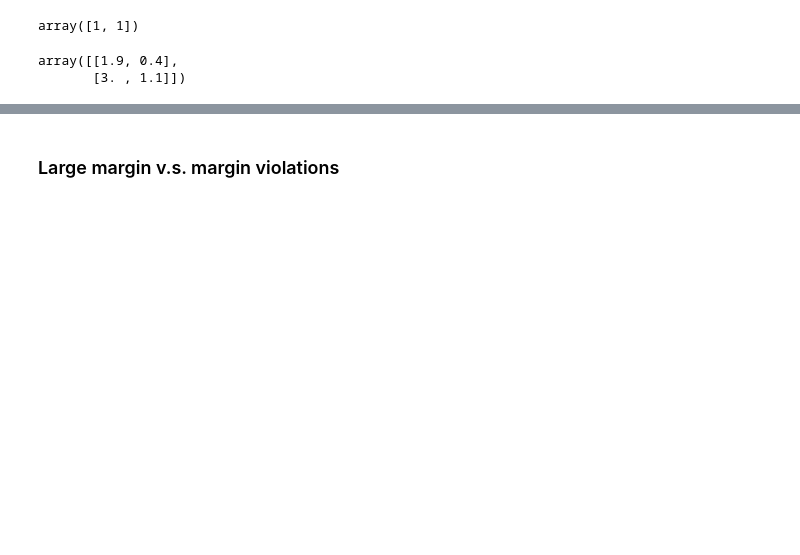
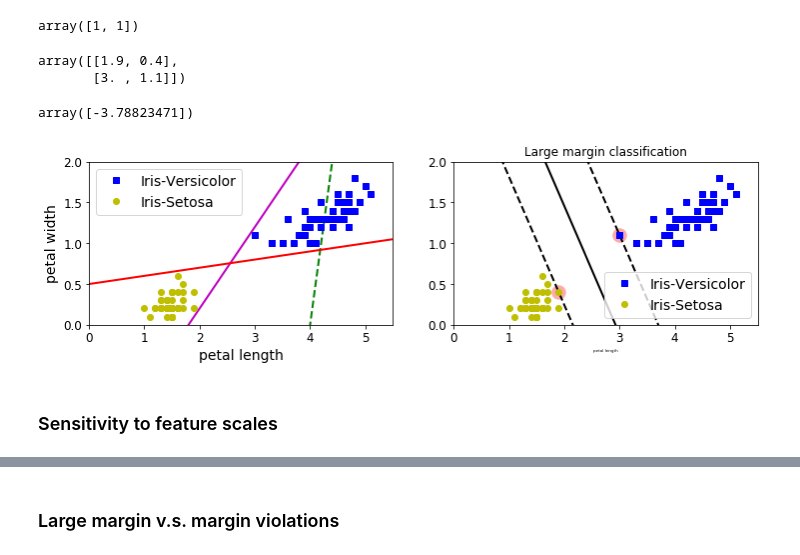
Before and after one commit to libingallin/Handson_ML, a Jupyter notebook: ch5_svm.ipynb, the cells around one changed output, grey strips where cells are left out. Saved outputs shown, nothing was run; the diff lists cells and outputs as text; code cells hidden in the pictures; blank space fills up the shorter version.

```diff
--- a/ch5_svm.ipynb
+++ b/ch5_svm.ipynb
@@ -76,3 +72,67 @@ svm_clf.support_vectors_
 # %% [output]
 array([[1.9, 0.4],
        [3. , 1.1]])
+# %%
+# Constants in decision function
+svm_clf.intercept_
+# %% [output]
+array([-3.78823471])
+# %%
+# Bad models
+x0 = np.linspace(0, 5.5, 200)
+pred_1 = 5 * x0 - 20
+pred_2 = x0 - 1.8
+pred_3 = 0.1 * x0 + 0.5
+
+
+def plot_svc_decision_boundary(svm_clf, xmin, xmax):
+    w = svm_clf.coef_[0]
+    intercept = svm_clf.intercept_[0]  # array to value
+
+    # At the decision boundary decision, w0*x0 + w1*x1 + b = 0
+    # x1 = -w0/w1*x0 - b/w1
+    # The reason why we do this is that we will plot the result.
+    x0 = np.linspace(xmin, xmax, 200)
+    decision_boundary = -w[0] / w[1] * x0 - intercept / w[1]
+
+    # w0*x0 + w1*x1 + b = 1, positive instances
+    # x1 = -w0/w1*x0 - b/w1 - 1/w1
+    margin = 1 / w[1]  # This is for two dimensions.
+    gutter_up = decision_boundary + margin
+    gutter_down = decision_boundary - margin
+
+    support_vectors = svm_clf.support_vectors_
+    plt.scatter(support_vectors[:, 0],
+                support_vectors[:, 1], s=180, facecolors="#FFAAAA")
+    plt.plot(x0, decision_boundary, "k-", linewidth=2)
+    plt.plot(x0, gutter_up, "k--", linewidth=2)
+    plt.plot(x0, gutter_down, "k--", linewidth=2)
+
+
+plt.figure(figsize=(12, 3))
+
+plt.subplot(121)
+plt.plot(x0, pred_1, "g--", linewidth=2)
+plt.plot(x0, pred_2, "m-", linewidth=2)
+plt.plot(x0, pred_3, "r-", linewidth=2)
+plt.plot(X[:, 0][y == 1], X[:, 1][y == 1], "bs", label="Iris-Versicolor")
+plt.plot(X[:, 0][y == 0], X[:, 1][y == 0], "yo", label="Iris-Setosa")
+plt.xlabel("petal length", fontsize=14)
+plt.ylabel("petal width", fontsize=14)
+plt.legend(loc="best", fontsize=14)
+plt.axis([0, 5.5, 0, 2])
+
+plt.subplot(122)
+plot_svc_decision_boundary(svm_clf, 0, 5.5)
+plt.plot(X[:, 0][y == 1], X[:, 1][y == 1], "bs", label="Iris-Versicolor")
+plt.plot(X[:, 0][y == 0], X[:, 1][y == 0], "yo", label="Iris-Setosa")
+plt.legend(loc="best", fontsize=14)
+plt.xlabel("petal length", fontsize=4)
+plt.axis([0, 5.5, 0, 2])
+
+plt.title("Large margin classification")
+plt.show()
+# %% [output]
+[figure, added]
+# %% [markdown]
+### Sensitivity to feature scales
```
Also changed, not shown: parts of 76 cells of this notebook.
